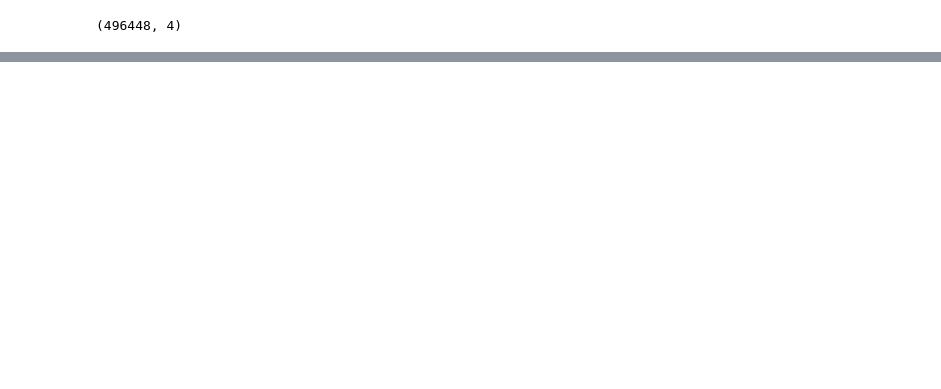
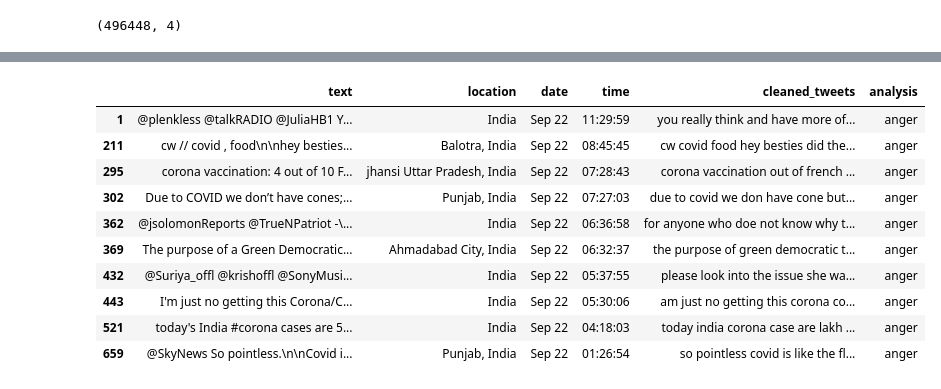
Before and after one commit to RG2806/ai_spotle, a Jupyter notebook: level3.ipynb, the cells around one changed output, grey strips where cells are left out. Saved outputs shown, nothing was run; the diff lists cells and outputs as text; code cells hidden in the pictures; blank space fills up the shorter version.

```diff
--- a/level3.ipynb
+++ b/level3.ipynb
@@ -141 +351,16 @@ df.head()
+# %%
+class_names = ['joy', 'fear', 'anger', 'sadness', 'neutral']
+df[df.analysis=='anger'].head(10)
+# %% [output]
+|  | text | location | date | time | cleaned_tweets | analysis |
+| 1 | @plenkless @talkRADIO @JuliaHB1 Y... | India | Sep 22 | 11:29:59 | you really think and have more of... | anger |
+| 211 | cw // covid , food\n\nhey besties... | Balotra, India | Sep 22 | 08:45:45 | cw covid food hey besties did the... | anger |
+| 295 | corona vaccination: 4 out of 10 F... | jhansi Uttar Pradesh, India | Sep 22 | 07:28:43 | corona vaccination out of french ... | anger |
+| 302 | Due to COVID we don’t have cones;... | Punjab, India | Sep 22 | 07:27:03 | due to covid we don have cone but... | anger |
+| 362 | @jsolomonReports @TrueNPatriot -\... | India | Sep 22 | 06:36:58 | for anyone who doe not know why t... | anger |
+| 369 | The purpose of a Green Democratic... | Ahmadabad City, India | Sep 22 | 06:32:37 | the purpose of green democratic t... | anger |
+| 432 | @Suriya_offl @krishoffl @SonyMusi... | India | Sep 22 | 05:37:55 | please look into the issue she wa... | anger |
+| 443 | I'm just no getting this Corona/C... | India | Sep 22 | 05:30:06 | am just no getting this corona co... | anger |
+| 521 | today's India #corona cases are 5... | India | Sep 22 | 04:18:03 | today india corona case are lakh ... | anger |
+| 659 | @SkyNews So pointless.\n\nCovid i... | Punjab, India | Sep 22 | 01:26:54 | so pointless covid is like the fl... | anger |
 # %%
```
Also changed, not shown: parts of 35 cells of this notebook.
